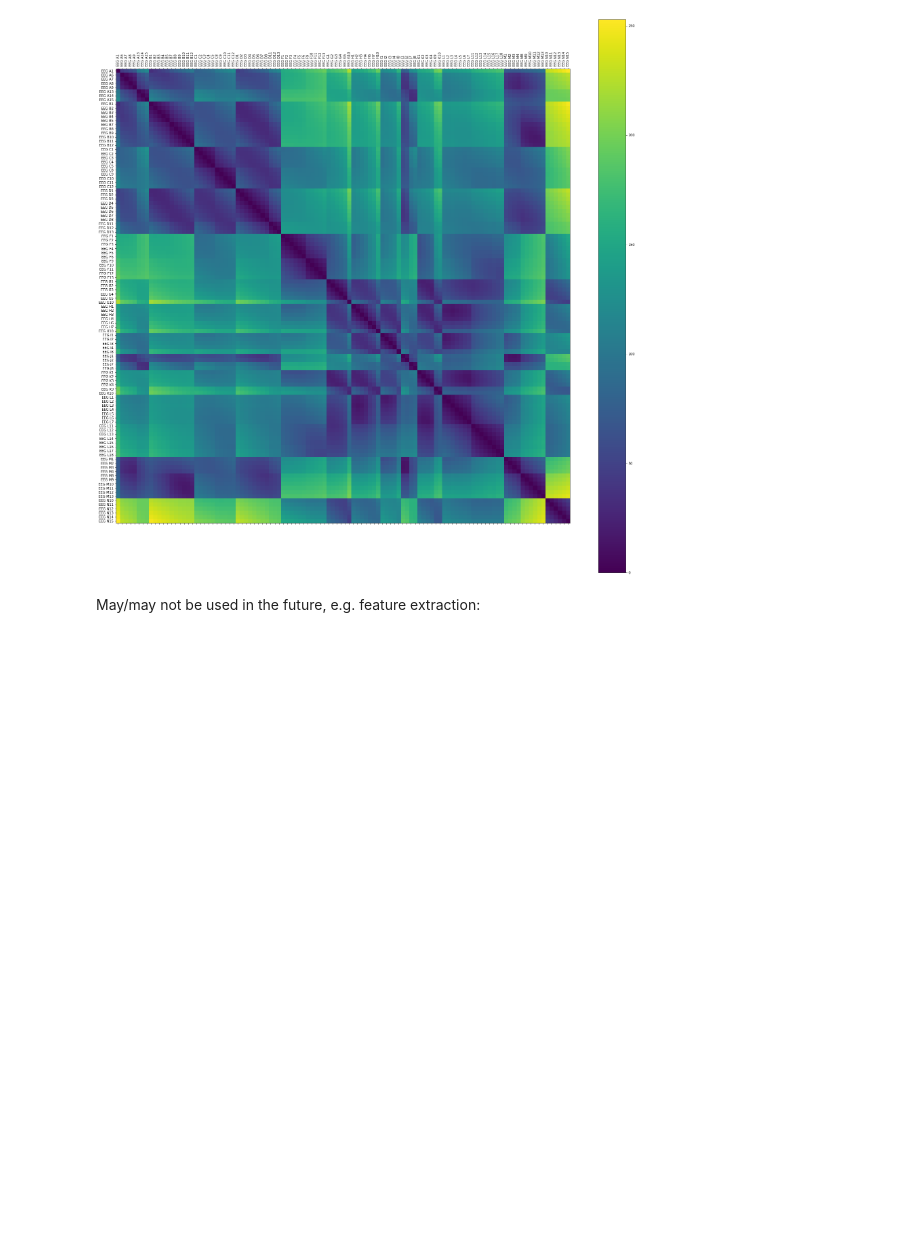
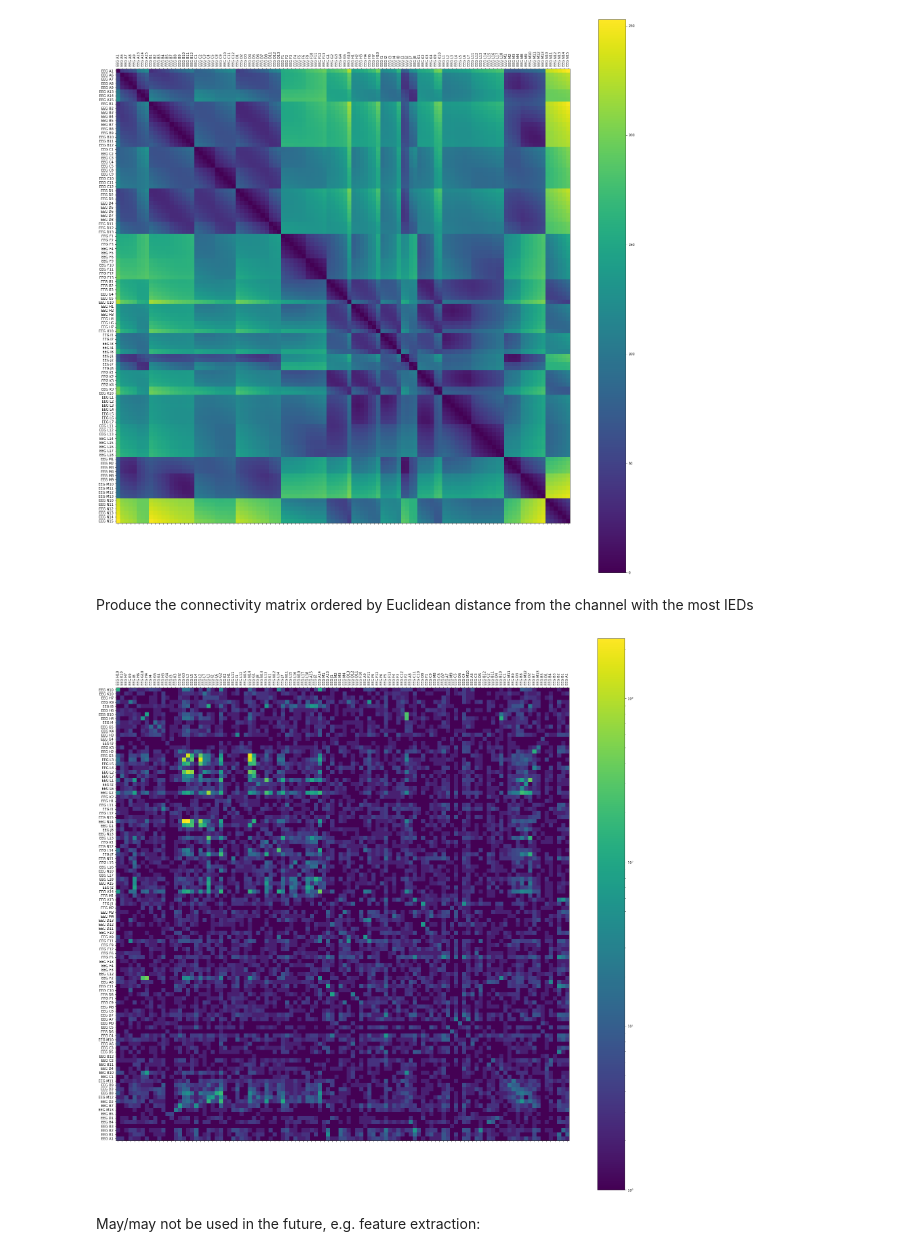
Before and after one commit to norrisjamie23/forecasting-epileptic-discharges, a Jupyter notebook: IED_sequence_detection-BeSa.ipynb, the cells around one changed output. Cells and saved outputs as stored; diff of their text form; code cells hidden in the pictures; blank space fills up the shorter version.

Commit message:
Added connectivity matrix ordered by distance from electrode with most IEDs

```diff
--- a/IED_sequence_detection-BeSa.ipynb
+++ b/IED_sequence_detection-BeSa.ipynb
@@ -346,6 +346,35 @@ ax.set_yticklabels(valid_channels)
 plt.show()
 # %% [output]
 [figure]
+# %% [markdown]
+Produce the connectivity matrix ordered by Euclidean distance from the channel with the most IEDs
+# %%
+matplotlib.rcParams['figure.figsize'] = (30, 30)
+
+most_IEDs_chan = np.argmax(np.bincount(ChanIds))
+ordered_by_distance = np.argsort(distance_mat[most_IEDs_chan])
+
+# Produce the matrix
+ordered_counts_mat = np.zeros((len(valid_channels), len(valid_channels)))
+for c, u in zip(counts, unique):
+    ordered_counts_mat[ordered_by_distance[u[0]], ordered_by_distance[u[1]]] = c
+
+# Display as a heatmap
+fig = plt.figure()
+ax = fig.add_subplot(111)
+cax = ax.matshow(ordered_counts_mat + 1, interpolation='nearest', norm=LogNorm())
+fig.colorbar(cax)
+
+# Set ticks as appropriate
+xaxis = np.arange(chans)
+ax.set_xticks(xaxis)
+ax.set_yticks(xaxis)
+ax.set_xticklabels(np.array(valid_channels)[ordered_by_distance], rotation=90)
+ax.set_yticklabels(np.array(valid_channels)[ordered_by_distance])
+
+plt.show()
+# %% [output]
+[figure, added]
 # %% [markdown]
 May/may not be used in the future, e.g. feature extraction:
 # %%
```
